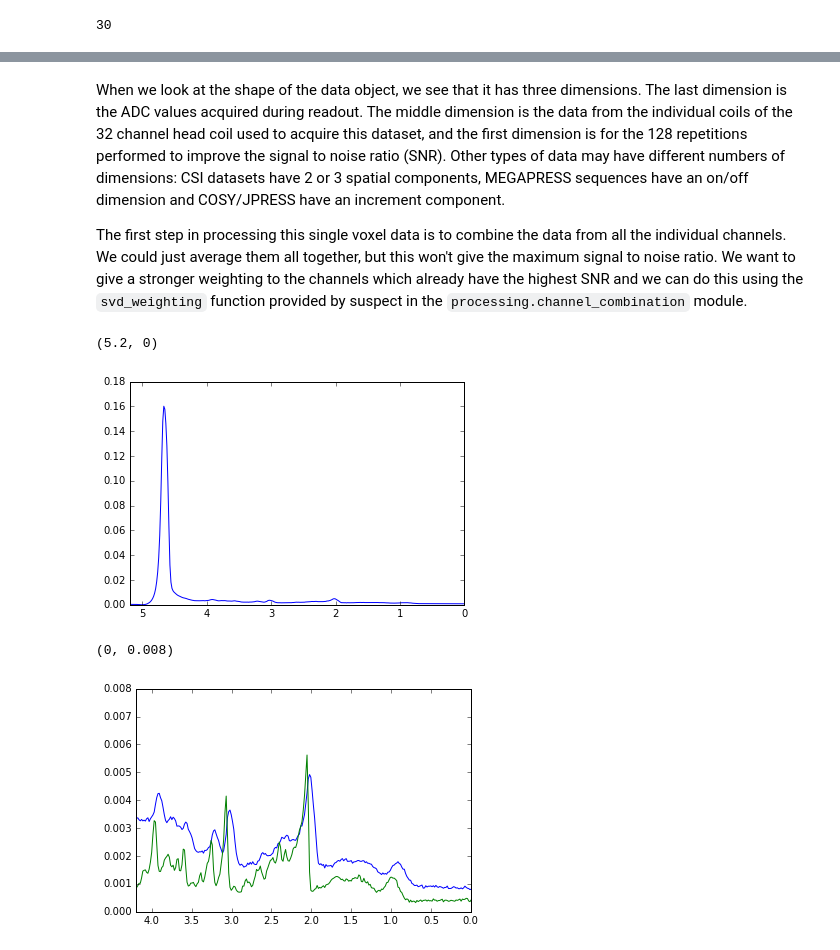
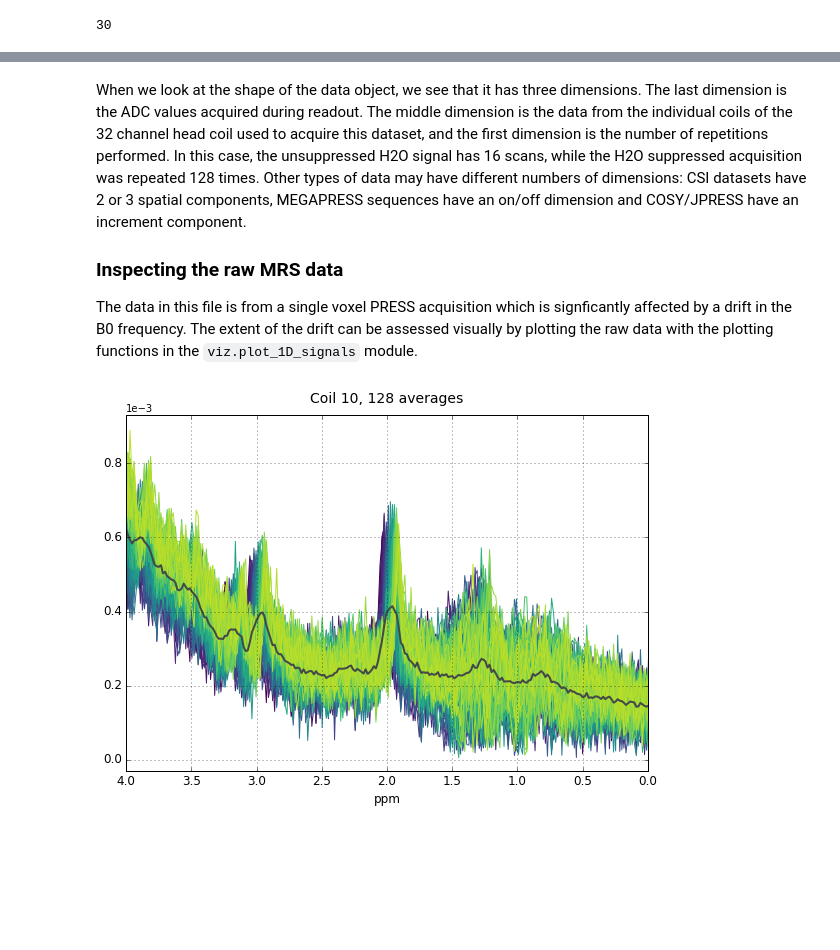
Before and after one commit to openmrslab/openmrslab, a Jupyter notebook: examples/TwixFrequencyCorrection.ipynb, the cells around one changed output, grey strips where cells are left out. Drawn from its saved outputs; the diff is of its cells as text; code cells hidden in the pictures; blank space fills up the shorter version.

Commit message:
Rewrote the Frequency Correction notebook to be more tutorial style

```diff
--- a/examples/TwixFrequencyCorrection.ipynb
+++ b/examples/TwixFrequencyCorrection.ipynb
@@ -13,2 +26,0 @@ Now we load the data file we are interested in using the `load_twix` function fr
-# %%
-data = suspect.io.load_twix("/home/jovyan/suspect/tests/test_data/siemens/twix_vb.dat")
@@ -15 +29,7 @@ data = suspect.io.load_twix("/home/jovyan/suspect/tests/test_data/siemens/twix_v
+# %%
+# with H2O suppression
+data = suspect.io.load_twix('/Users/lauramariano/Documents/mrs/sample_data/sample_data/example_frequency_correction.dat')
+
+# Unsupressed H2O reference scan
+data_wref = suspect.io.load_twix('/Users/lauramariano/Documents/mrs/sample_data/sample_data/example_frequency_correction_wref.dat')
 # %% [markdown]
@@ -29,4 +54,6 @@ data.shape
 # %% [markdown]
-When we look at the shape of the data object, we see that it has three dimensions. The last dimension is the ADC values acquired during readout. The middle dimension is the data from the individual coils of the 32 channel head coil used to acquire this dataset, and the first dimension is for the 128 repetitions performed to improve the signal to noise ratio (SNR). Other types of data may have different numbers of dimensions: CSI datasets have 2 or 3 spatial components, MEGAPRESS sequences have an on/off dimension and COSY/JPRESS have an increment component.
+When we look at the shape of the data object, we see that it has three dimensions. The last dimension is the ADC values acquired during readout. The middle dimension is the data from the individual coils of the 32 channel head coil used to acquire this dataset, and the first dimension is the number of repetitions performed. In this case, the unsuppressed H2O signal has 16 scans, while the H2O suppressed acquisition was repeated 128 times. Other types of data may have different numbers of dimensions: CSI datasets have 2 or 3 spatial components, MEGAPRESS sequences have an on/off dimension and COSY/JPRESS have an increment component.
 
-The first step in processing this single voxel data is to combine the data from all the individual channels. We could just average them all together, but this won't give the maximum signal to noise ratio. We want to give a stronger weighting to the channels which already have the highest SNR and we can do this using the `svd_weighting` function provided by suspect in the `processing.channel_combination` module.
+### Inspecting the raw MRS data
+
+The data in this file is from a single voxel PRESS acquisition which is signficantly affected by a drift in the B0 frequency. The extent of the drift can be assessed visually by plotting the raw data with the plotting functions in the `viz.plot_1D_signals` module.
@@ -40,7 +59,0 @@ combined_data = data.inherit(np.average(averaged_data, axis=0, weights=channel_w
-# %%
-pyplot.plot(data.frequency_axis_ppm(), np.imag(combined_data.spectrum()))
-pyplot.xlim([5.2, 0])
-#pyplot.ylim([0, 0.008])
-# %% [output]
-(5.2, 0)
-[figure, removed]
@@ -60,8 +60,13 @@ result = data.inherit(np.average(fc_data, axis=0))
-# %%
-pyplot.plot(data.frequency_axis_ppm(), np.real(np.fft.fftshift(np.fft.fft(-1j*combined_data))))
-pyplot.plot(data.frequency_axis_ppm(), np.real(np.fft.fftshift(np.fft.fft(-1j*result))))
-pyplot.xlim([4.2, 0])
-pyplot.ylim([0, 0.008])
-# %% [output]
-(0, 0.008)
-[figure, removed]
+# %%
+# Identify a good channel to use for visualizing the raw data
+coil_idx,_ = plot_sigs.suggest_channel(data.spectrum())
+
+# Extract just this slice of the data for plotting
+spectra = data.spectrum()[:,coil_idx,:]
+
+# Plot all averages for this coil on the same axis
+# See the plot_1D_sigs notebook for more info about how to use the plotting functions
+params = {'xlim':[0,4],'use_colormap':True,'colormap':'viridis','title':'Coil ' + str(coil_idx+1) + ', ' + str(nreps) + ' averages','xlabel':'ppm'}
+plot_sigs.plot(data.frequency_axis_ppm(),np.abs(spectra),plot_type='spectra',plot_params = params);
+# %% [output]
+[figure, added]
```
Also changed, not shown: parts of 24 cells of this notebook.
